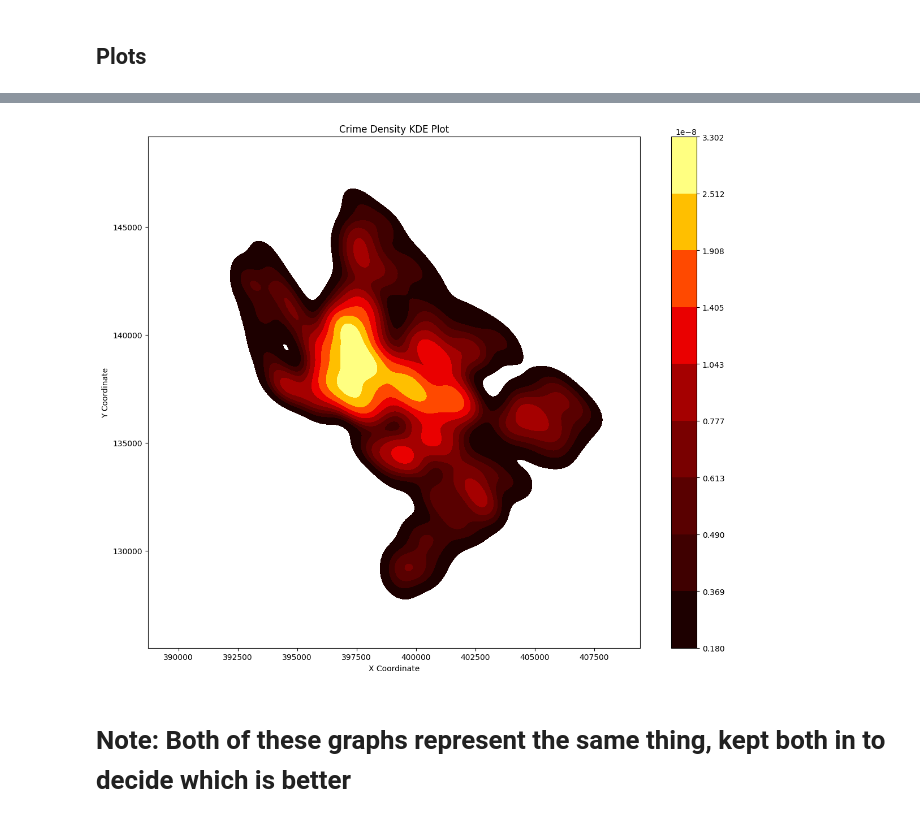
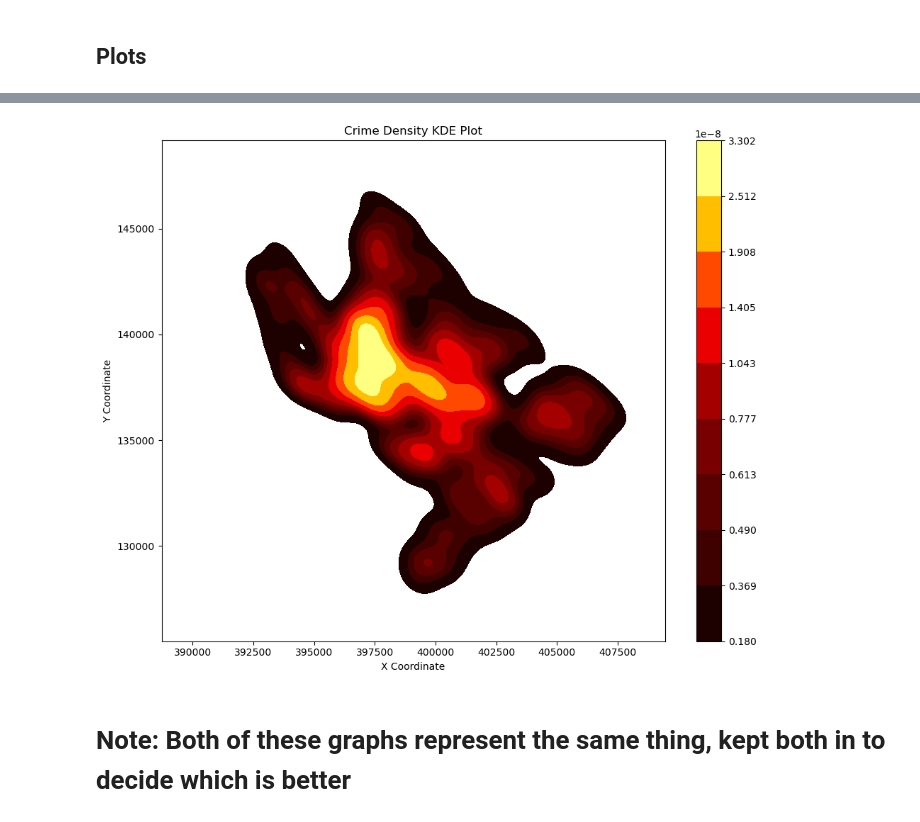
Before and after one commit to salamutu/DS-Final-Project, a Jupyter notebook: ds_final_project.ipynb, the cells around one changed output, grey strips where cells are left out. Cells and saved outputs as stored; diff of their text form; code cells hidden in the pictures.

```diff
--- a/ds_final_project.ipynb
+++ b/ds_final_project.ipynb
@@ -261,22 +268,22 @@ plt.show()
 # %%
 # Create KDE plot to represent crime density by location
 import seaborn as sns
 
-plt.figure(figsize=(12, 10))
+plt.figure(figsize=(10, 8))
 sns.kdeplot(
     x=crime['x_coordinate'],
     y=crime['y_coordinate'],
     fill=True,
     cmap='hot',
     cbar=True,
     thresh=0.05
 )
 plt.xlabel('X Coordinate')
 plt.ylabel('Y Coordinate')
 plt.title('Crime Density KDE Plot')
 plt.tight_layout()
 plt.show()
 # %% [output]
-[figure, old version]
+[figure, new version]
 # %% [markdown]
 # Note: Both of these graphs represent the same thing, kept both in to decide which is better
```
Also changed, not shown: parts of 8 cells of this notebook.
